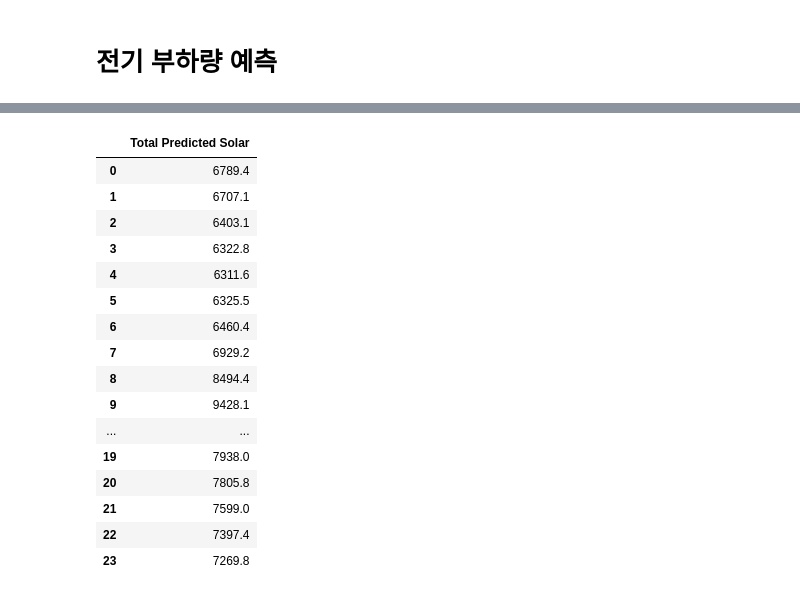
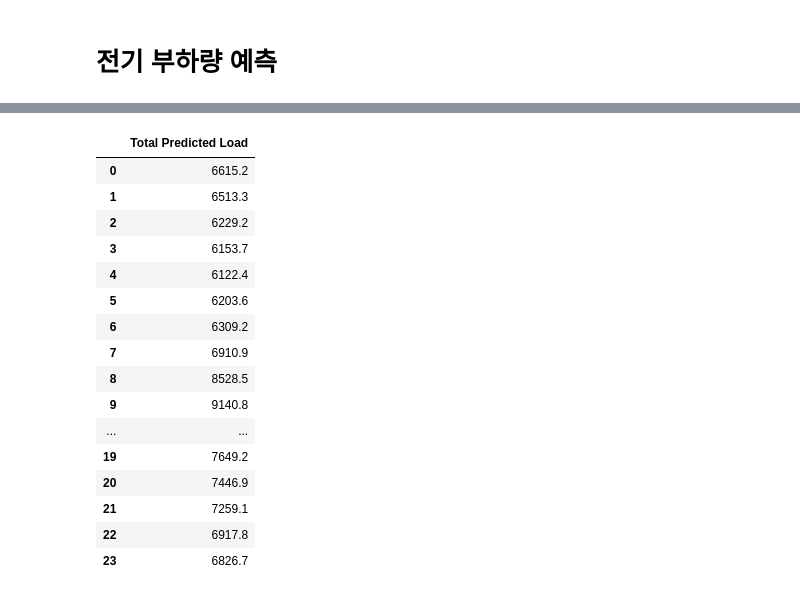
Before and after one commit to y00njaekim/GIST-Campus-EMS, a Jupyter notebook: gist_campus_ems.ipynb, the cells around one changed output, grey strips where cells are left out. Drawn from its saved outputs; the diff is of its cells as text; code cells hidden in the pictures.

```diff
--- a/gist_campus_ems.ipynb
+++ b/gist_campus_ems.ipynb
@@ -188,27 +202,27 @@ same_day_y_test
 # %%
 import pandas as pd
 # res_solar_sum = pd.DataFrame(res_solar.sum(axis=1), columns=['Total Predicted Solar'])
 # res_solar_sum
 
-res_load_sum = pd.DataFrame(res_load.sum(axis=1), columns=['Total Predicted Solar'])
+res_load_sum = pd.DataFrame(res_load.sum(axis=1), columns=['Total Predicted Load'])
 res_load_sum
 # %% [output]
-|  | Total Predicted Solar |
-| 0 | 6789.4 |
-| 1 | 6707.1 |
-| 2 | 6403.1 |
-| 3 | 6322.8 |
-| 4 | 6311.6 |
-| 5 | 6325.5 |
-| 6 | 6460.4 |
-| 7 | 6929.2 |
-| 8 | 8494.4 |
-| 9 | 9428.1 |
+|  | Total Predicted Load |
+| 0 | 6615.2 |
+| 1 | 6513.3 |
+| 2 | 6229.2 |
+| 3 | 6153.7 |
+| 4 | 6122.4 |
+| 5 | 6203.6 |
+| 6 | 6309.2 |
+| 7 | 6910.9 |
+| 8 | 8528.5 |
+| 9 | 9140.8 |
 | ... | ... |
-| 19 | 7938.0 |
-| 20 | 7805.8 |
-| 21 | 7599.0 |
-| 22 | 7397.4 |
-| 23 | 7269.8 |
+| 19 | 7649.2 |
+| 20 | 7446.9 |
+| 21 | 7259.1 |
+| 22 | 6917.8 |
+| 23 | 6826.7 |
 # %%
 # * 예측 라이브러리 추가
```
Also changed, not shown: parts of 10 cells of this notebook, 2 other files.
